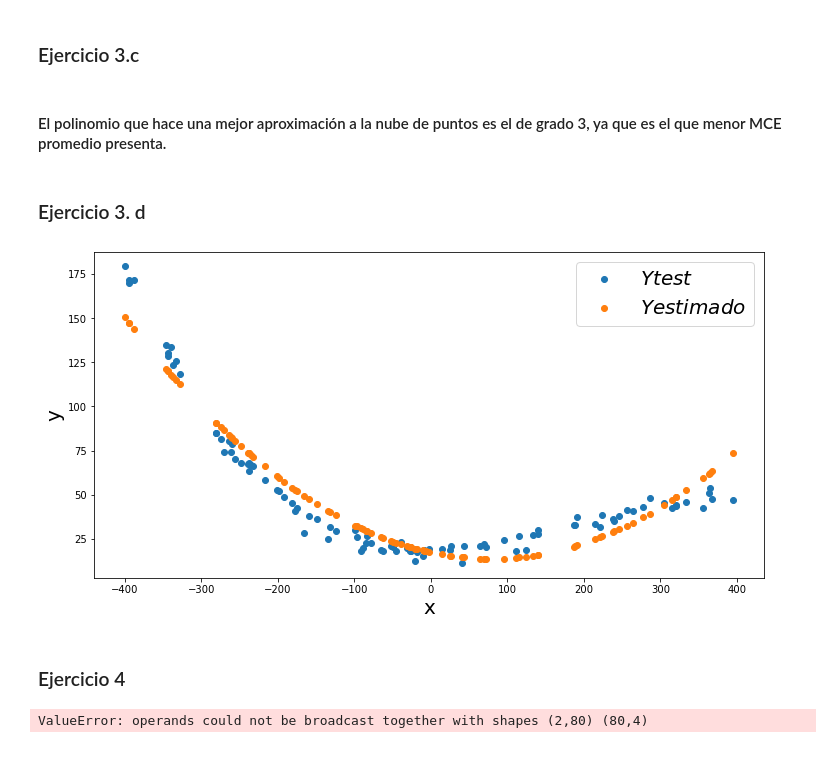
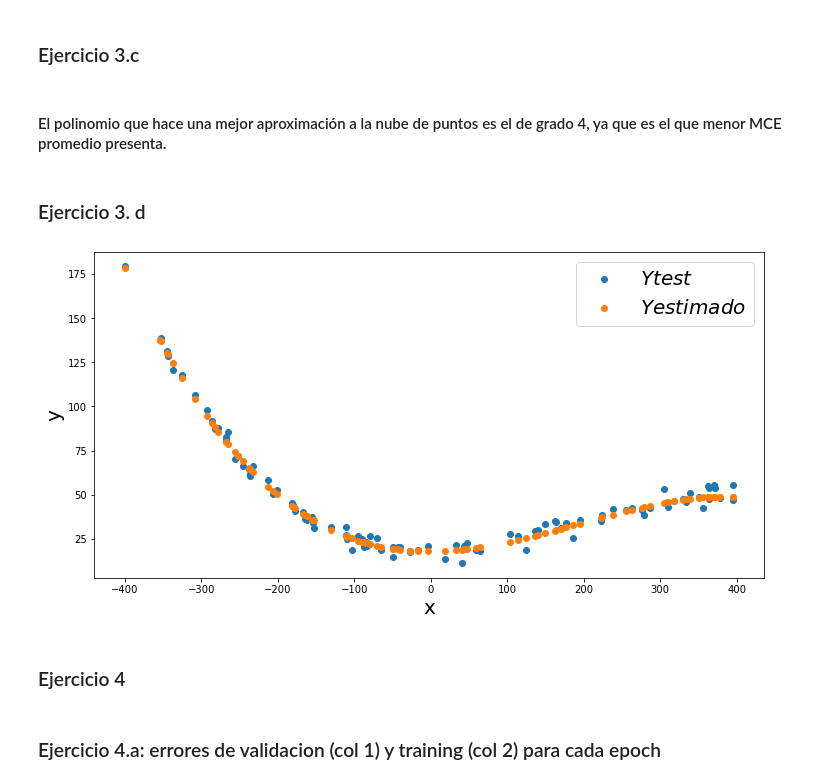
Before and after one commit to FedeEzeq/Introduccion-IA, a Jupyter notebook: Exámen/Exámen - Federico Perusset-Copia 1.ipynb, the cells around one changed output. Saved outputs shown, nothing was run; the diff lists cells and outputs as text; code cells hidden in the pictures.

```diff
--- a/Exámen/Exámen - Federico Perusset-Copia 1.ipynb
+++ b/Exámen/Exámen - Federico Perusset-Copia 1.ipynb
@@ -352,25 +352,25 @@ El error de test para el modelo con n=4 es:  9.902331353674224
 # %% [markdown]
 ### Ejercicio 3.c
 # %% [markdown]
-#### El polinomio que hace una mejor aproximación a la nube de puntos es el de grado 3, ya que es el que menor MCE promedio presenta.
+#### El polinomio que hace una mejor aproximación a la nube de puntos es el de grado 4, ya que es el que menor MCE promedio presenta.
 # %% [markdown]
 ### Ejercicio 3. d
 # %%
-def plot_nube(X,y,y_predict):
+def plot_nube(X,y,y_predict_4):
         plt.figure(figsize=(12, 6))
         plt.scatter(X,y)
-        plt.scatter (X,y_predict)
+        plt.scatter (X,y_predict_4)
 
         plt.xlabel('x', size=20)
         plt.ylabel('y', size=20)
 
         plt.legend([r'$Y test$', r'$Yestimado$'], fontsize=20)
         plt.show()
 
 
-plot_nube (X_test,y_test,y_predict)
+plot_nube (X_test,y_test,y_predict_4)
 # %% [output]
-[figure, old version]
+[figure, new version]
 # %% [markdown]
 ### Ejercicio 4
 # %%
@@ -434,5 +472,2 @@ def mini_batch_gradient_descent(X_train, y_train, lr=0.01, amt_epochs=100, b=5):
-# %%
-w_cubic_gradient = mini_batch_gradient_descent (X_train_cubic,y_train)
-#X_train_cubic.shape
-# %% [output]
-ValueError: operands could not be broadcast together with shapes (2,80) (80,4)
+# %% [markdown]
+### Ejercicio 4.a: errores de validacion (col 1) y training (col 2) para cada epoch
```
Also changed, not shown: parts of 13 cells of this notebook.
